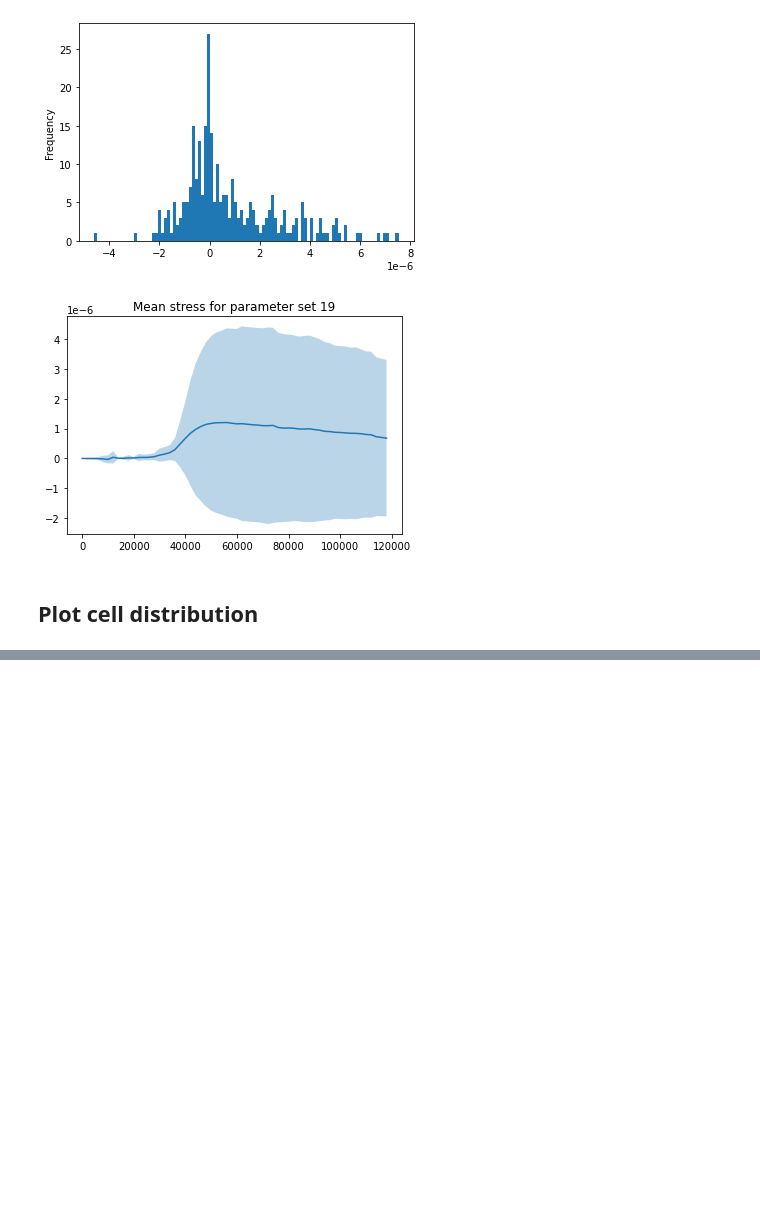
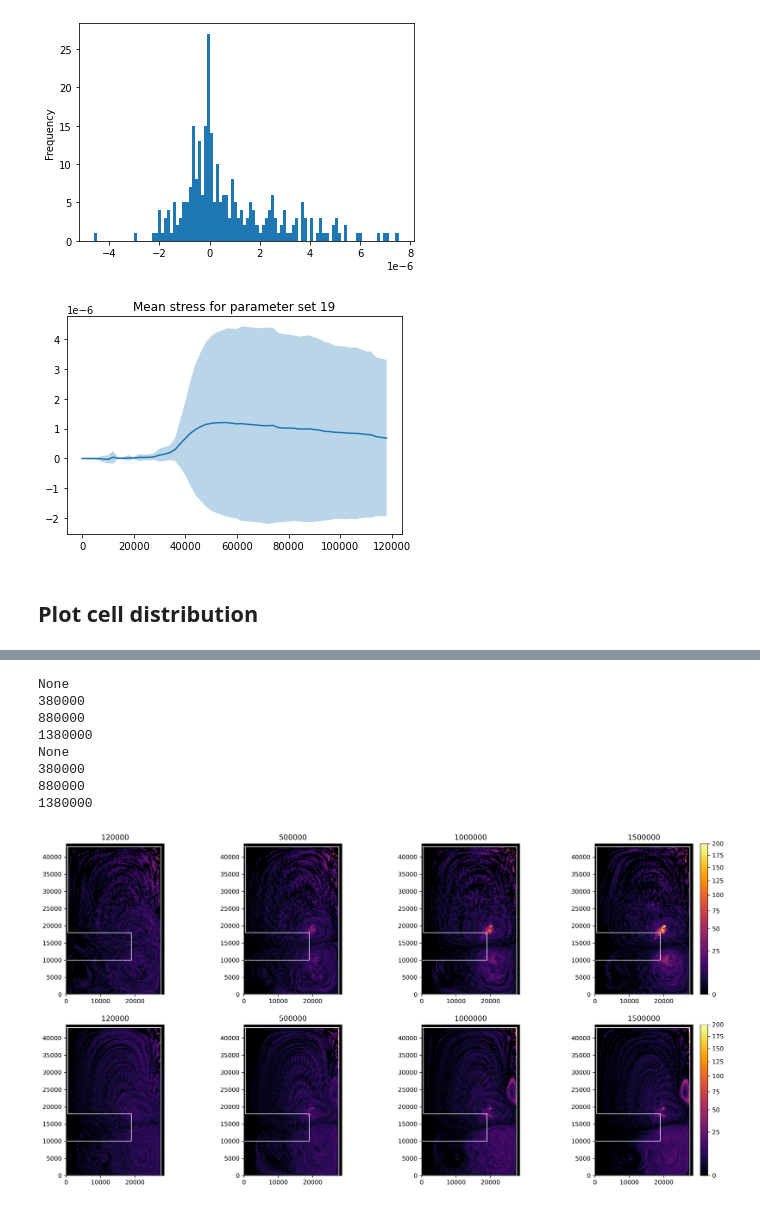
Before and after one commit to TheCMMC/biocellion-tools, a Jupyter notebook: biocellion_output_plotting.ipynb, the cells around one changed output, grey strips where cells are left out. Cells and saved outputs as stored; diff of their text form; code cells hidden in the pictures; blank space fills up the shorter version.

```diff
--- a/biocellion_output_plotting.ipynb
+++ b/biocellion_output_plotting.ipynb
@@ -422,0 +394,23 @@ plot_cell_distribution(ABM_CFD_MODEL_FOLDER, 60, par_ids=[5,6,7], trials=[1,2])
+# %%
+sim_times = [120000, 500000, 1000000, 1500000]
+n_steps = 120000
+data_per_rpm = {"60": mc_data_60, "220": mc_data_220}
+
+fig, axs = plt.subplots(2, len(sim_times), dpi=300, figsize=(20, 10))
+for i, rpm in enumerate([60, 220]):
+    for j, sim_time in enumerate(sim_times):
+        colorbar = True if (sim_time==sim_times[-1]) else False
+        plot_mc_distribution(sim_time, rpm, data_per_rpm[str(rpm)], n_bins = 100, n_steps = n_steps,
+                             plot_type="heatmap", ax=axs[i][j], vmax=200, gamma = .6, colorbar=colorbar, save_fig=False)
+
+plt.savefig(FIG_FOLDER / f"mc_distribution_heatmap.png")
+# %% [output]
+None
+380000
+880000
+1380000
+None
+380000
+880000
+1380000
+[figure, added]
```
Also changed, not shown: parts of 10 cells of this notebook, 1 other file.
